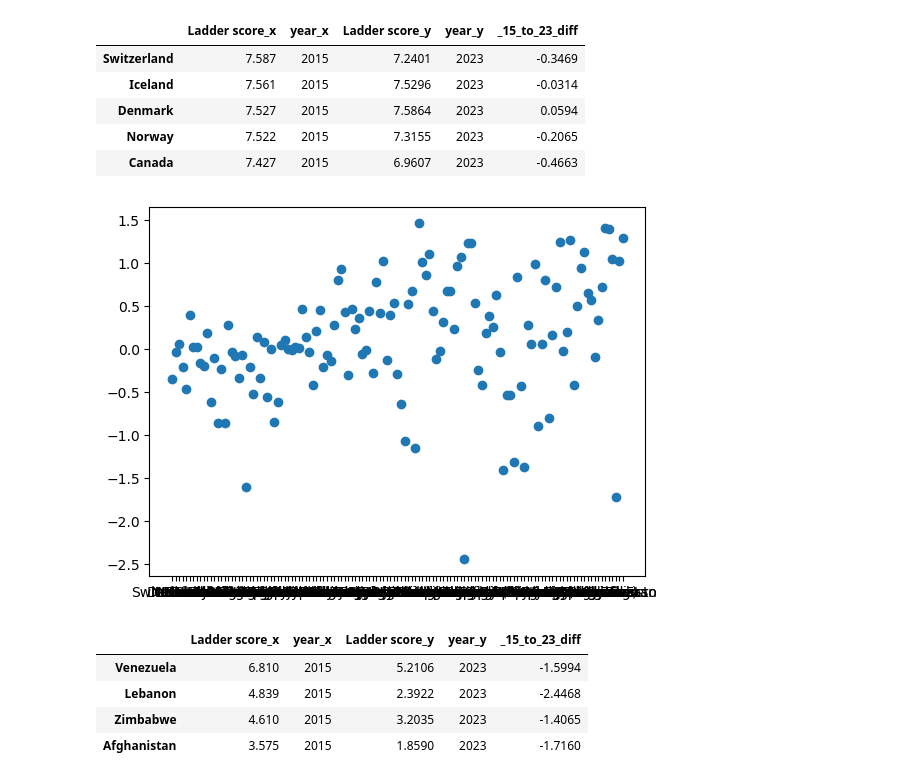
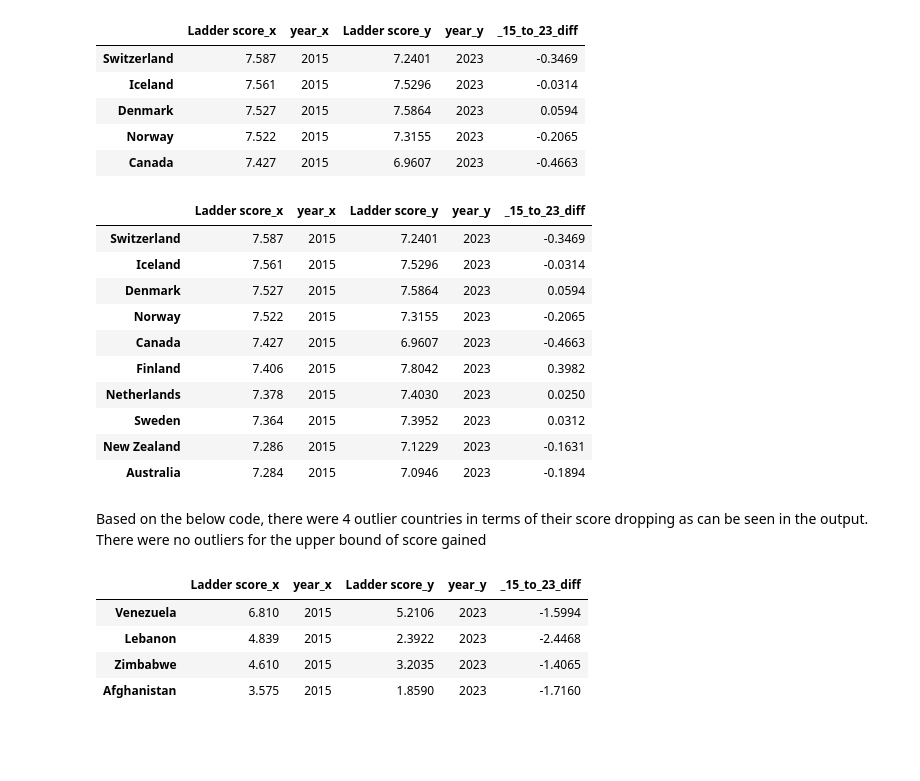
Before and after one commit to jgoldy87/World-Happiness-Report, a Jupyter notebook: WHR_Code.ipynb, the cells around one changed output. Drawn from its saved outputs; the diff is of its cells as text; code cells hidden in the pictures; blank space fills up the shorter version.

```diff
--- a/WHR_Code.ipynb
+++ b/WHR_Code.ipynb
@@ -531,9 +527,20 @@ See the caveats in the documentation: https://pandas.pydata.org/pandas-docs/stab
 | Denmark | 7.527 | 2015 | 7.5864 | 2023 | 0.0594 |
 | Norway | 7.522 | 2015 | 7.3155 | 2023 | -0.2065 |
 | Canada | 7.427 | 2015 | 6.9607 | 2023 | -0.4663 |
-# %%
-plt.scatter(total_diff.index, total_diff['_15_to_23_diff'])
-plt.show()
-# %% [output]
-[figure, removed]
+# %%
+total_diff.head(10)
+# %% [output]
+|  | Ladder score_x | year_x | Ladder score_y | year_y | _15_to_23_diff |
+| Switzerland | 7.587 | 2015 | 7.2401 | 2023 | -0.3469 |
+| Iceland | 7.561 | 2015 | 7.5296 | 2023 | -0.0314 |
+| Denmark | 7.527 | 2015 | 7.5864 | 2023 | 0.0594 |
+| Norway | 7.522 | 2015 | 7.3155 | 2023 | -0.2065 |
+| Canada | 7.427 | 2015 | 6.9607 | 2023 | -0.4663 |
+| Finland | 7.406 | 2015 | 7.8042 | 2023 | 0.3982 |
+| Netherlands | 7.378 | 2015 | 7.4030 | 2023 | 0.0250 |
+| Sweden | 7.364 | 2015 | 7.3952 | 2023 | 0.0312 |
+| New Zealand | 7.286 | 2015 | 7.1229 | 2023 | -0.1631 |
+| Australia | 7.284 | 2015 | 7.0946 | 2023 | -0.1894 |
+# %% [markdown]
+Based on the below code, there were 4 outlier countries in terms of their score dropping as can be seen in the output. There were no outliers for the upper bound of score gained
 # %%
```
Also changed, not shown: parts of 2 cells of this notebook.
